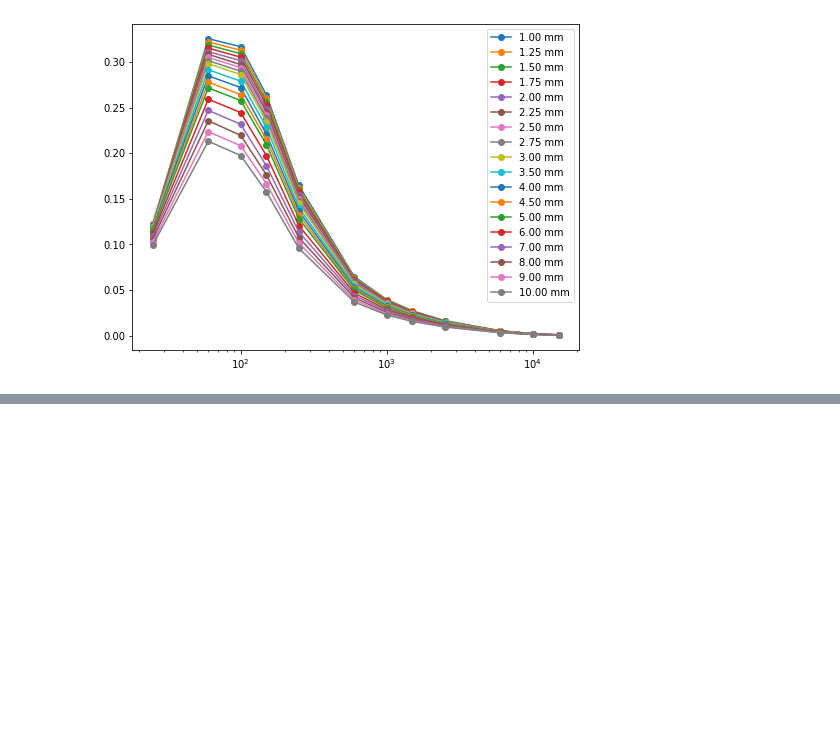
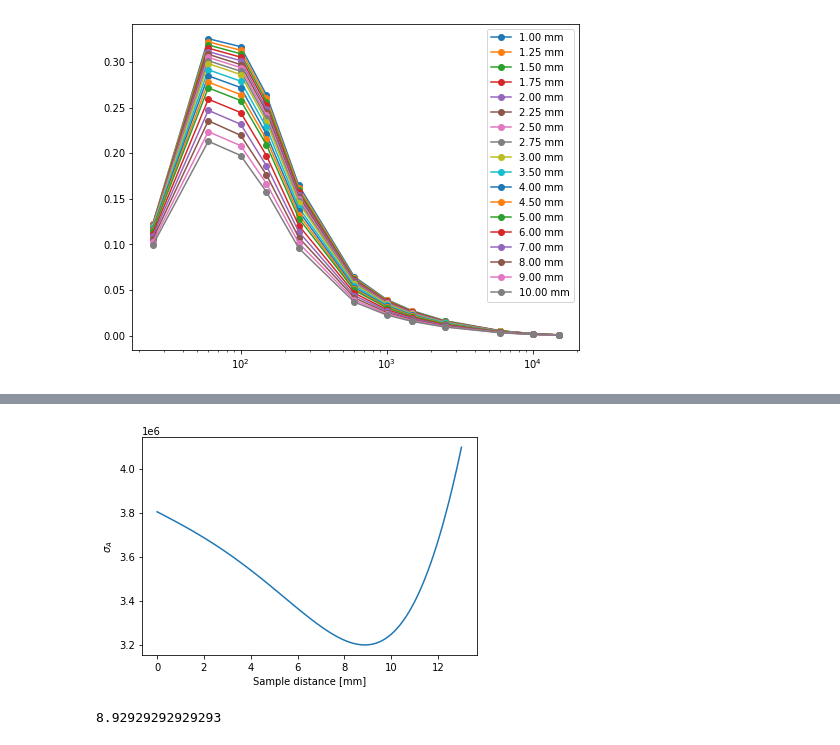
Before and after one commit to Balazzs/HPGECalorimeter, a Jupyter notebook: Efficiency.ipynb, the cells around one changed output, grey strips where cells are left out. Cells and saved outputs as stored; diff of their text form; code cells hidden in the pictures; blank space fills up the shorter version.

```diff
--- a/Efficiency.ipynb
+++ b/Efficiency.ipynb
@@ -342,0 +478,5 @@ plt.savefig(fig_name("all_dist_Ecurves"), bbox_inches="tight")
+# %%
+def get_corrected_A_at_distance (dist):
+    P, P0, ratio = get_P_P0_and_ratio_at_distance(dist)
+
+    return get_A_and_error(P)
@@ -342,0 +487,14 @@ plt.savefig(fig_name("all_dist_Ecurves"), bbox_inches="tight")
+# %%
+d = np.linspace(0, 13, 100)
+
+As_with_error = np.array([get_corrected_A_at_distance(dist) for dist in d])
+
+plt.errorbar(d, As_with_error[:, 0].std(axis=1))
+plt.xlabel("Sample distance [mm]")
+plt.ylabel("$\sigma_A$");
+# %% [output]
+[figure, added]
+# %%
+d[As_with_error[:, 0].std(axis=-1).argmin()]
+# %% [output]
+8.92929292929293
```
Also changed, not shown: parts of 28 cells of this notebook, 12 other files.
